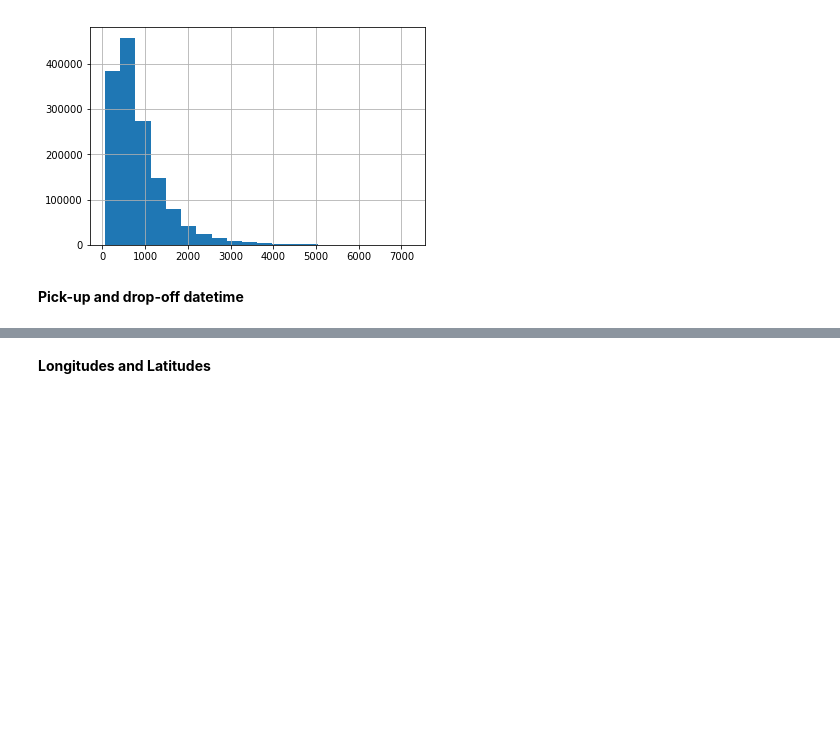
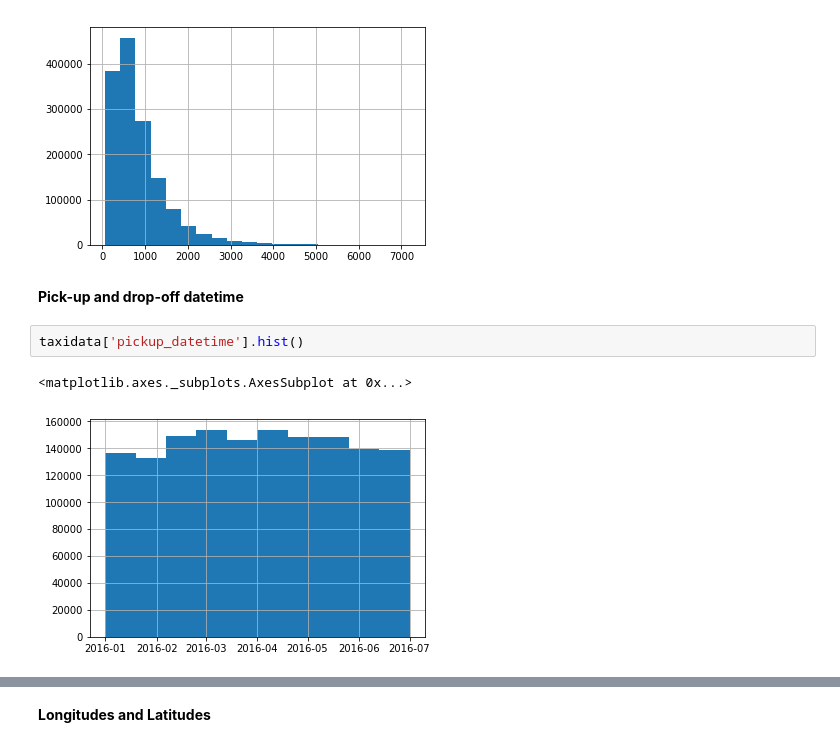
Before and after one commit to ch00226855/CMP464-Fall2019, a Jupyter notebook: Week7_Matplotlib_Part2.ipynb, the cells around one changed output, grey strips where cells are left out. Saved outputs shown, nothing was run; the diff lists cells and outputs as text; blank space fills up the shorter version.

```diff
--- a/Week7_Matplotlib_Part2.ipynb
+++ b/Week7_Matplotlib_Part2.ipynb
@@ -245,3 +245,8 @@ taxidata['trip_duration'].hist(bins=20)
 [figure]
 # %% [markdown]
 **Pick-up and drop-off datetime**
+# %%
+taxidata['pickup_datetime'].hist()
+# %% [output]
+<matplotlib.axes._subplots.AxesSubplot at 0x...>
+[figure, added]
```
Also changed, not shown: parts of 25 cells of this notebook.
